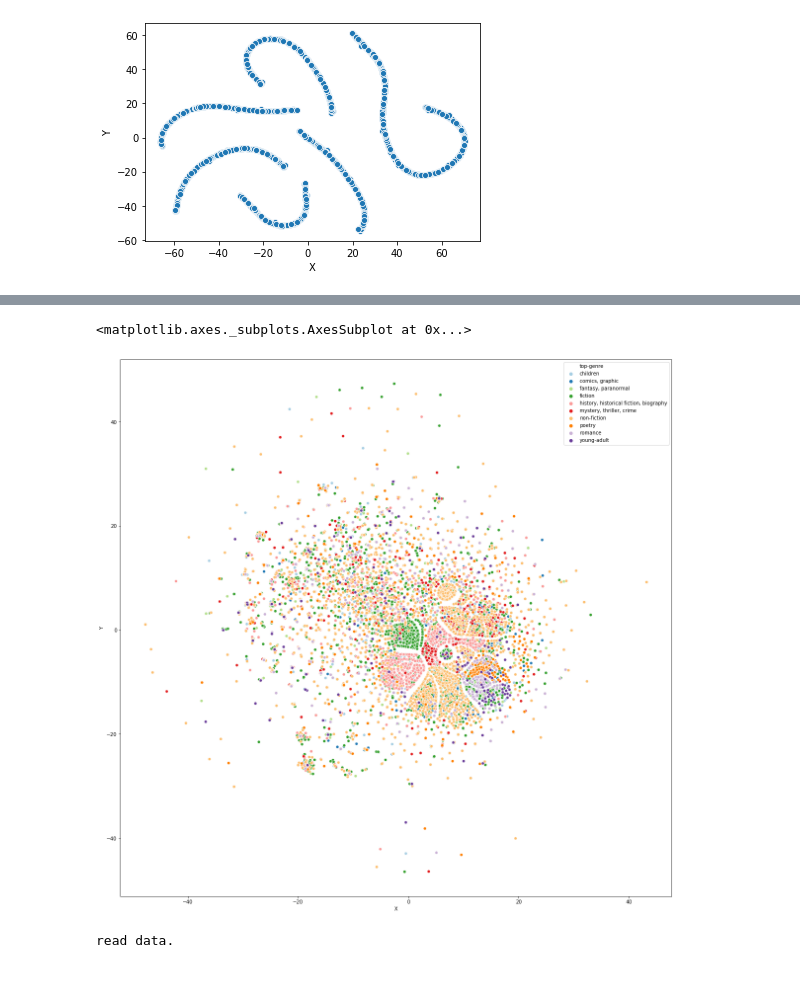
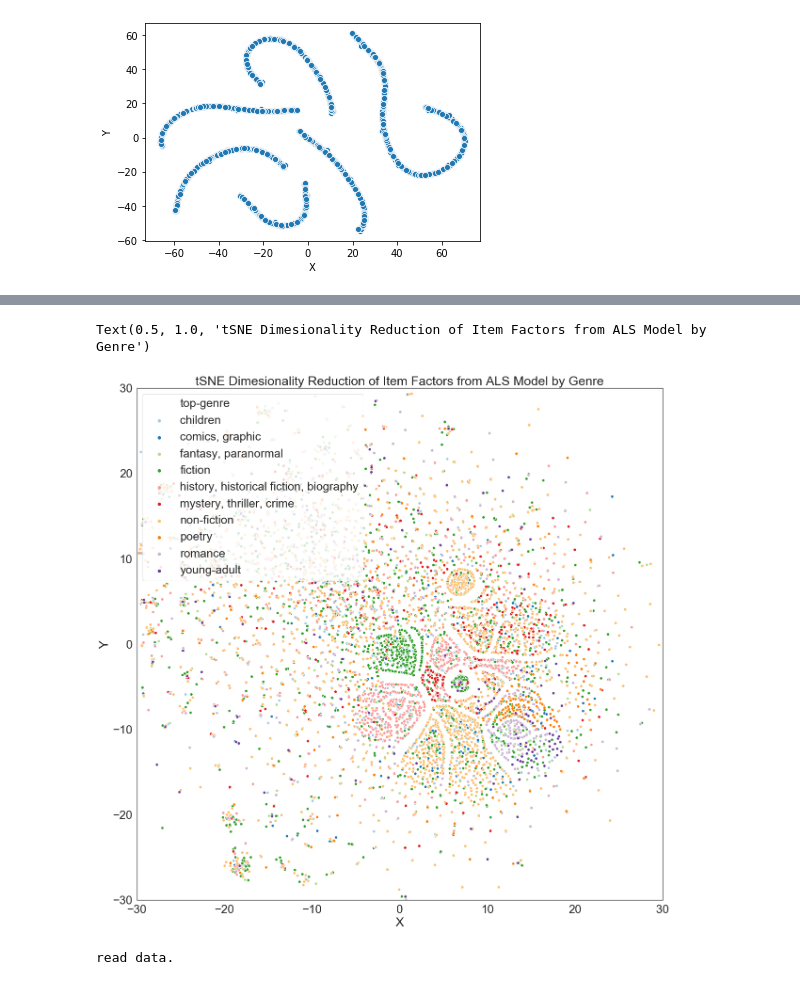
Before and after one commit to Ambbbbberwang/guess_u_like, a Jupyter notebook: OLD/ScratchWork.ipynb, the cells around one changed output, grey strips where cells are left out. Drawn from its saved outputs; the diff is of its cells as text; code cells hidden in the pictures.

Commit message:
finalizing plot clean

```diff
--- a/OLD/ScratchWork.ipynb
+++ b/OLD/ScratchWork.ipynb
@@ -247,7 +247,7 @@ seed=42
 #import matplotlib
 #matplotlib.use('Agg')
 
-plt.rcParams['figure.figsize'] = [20,20]
+plt.rcParams['figure.figsize'] = [10,10]
 
 import matplotlib.pyplot as plt
 import seaborn as sns
@@ -290,34 +282,36 @@ standardized_X = preprocessing.scale(X)
 # %%
-
-
-tsne = TSNE(n_components=2, random_state=seed, perplexity=100, n_iter = 750)
-tsne_obj= tsne.fit_transform(standardized_X)
-tsne_df = pd.DataFrame({'X':tsne_obj[:,0],'Y':tsne_obj[:,1],'top-genre':items.iloc[:,-1]})
 
 #plt.figure(figsize=(12,12))
 #plt.scatter(x=tsne_df['X'], y=tsne_df['Y'], c=items.code, cmap='Spectral')
 #plt.legend(items.code, items.iloc[:,-1])
 
-sns.scatterplot(
+sns.set(font_scale=2.25)
+sns.set_style("white")
+
+plt = sns.scatterplot(
     x="X", y="Y",
     hue="top-genre",
     data=tsne_df,
-    legend="full",
+    legend='brief',
     palette=sns.color_palette("Paired", 10),
-    alpha=1,
-)
+    alpha=1)
+
+plt.legend(loc=2)
+plt.set(ylim=(-30, 30))
+plt.set(xlim=(-30, 30))
+plt.set_title('tSNE Dimesionality Reduction of Item Factors from ALS Model by Genre')
 
 #print(tsne_df)
 
 #print('plotting data.')
 
 #sns_plot.figure.savefig('tsne_test.png')
 #plt.show()
 
 #sns.scatterplot(x="X", y="Y", data=tsne_df)
 # %% [output]
-<matplotlib.axes._subplots.AxesSubplot at 0x...>
+Text(0.5, 1.0, 'tSNE Dimesionality Reduction of Item Factors from ALS Model by Genre')
-[figure, old version]
+[figure, new version]
 # %%
 
 items = pd.read_csv(path200, engine='python', header=None)
```
Also changed, not shown: parts of 4 cells of this notebook, 3 other files.
